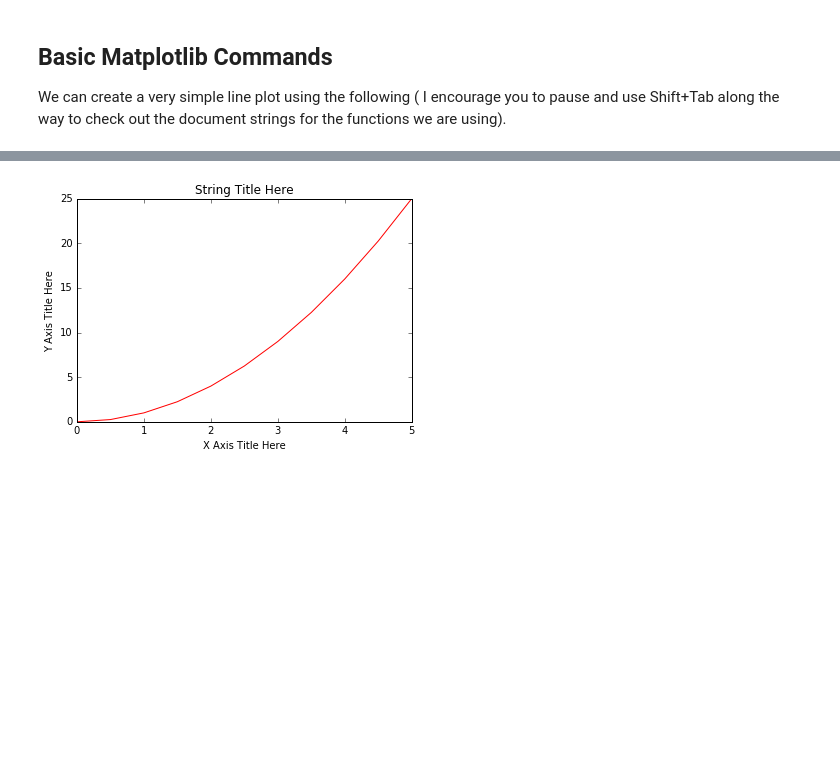
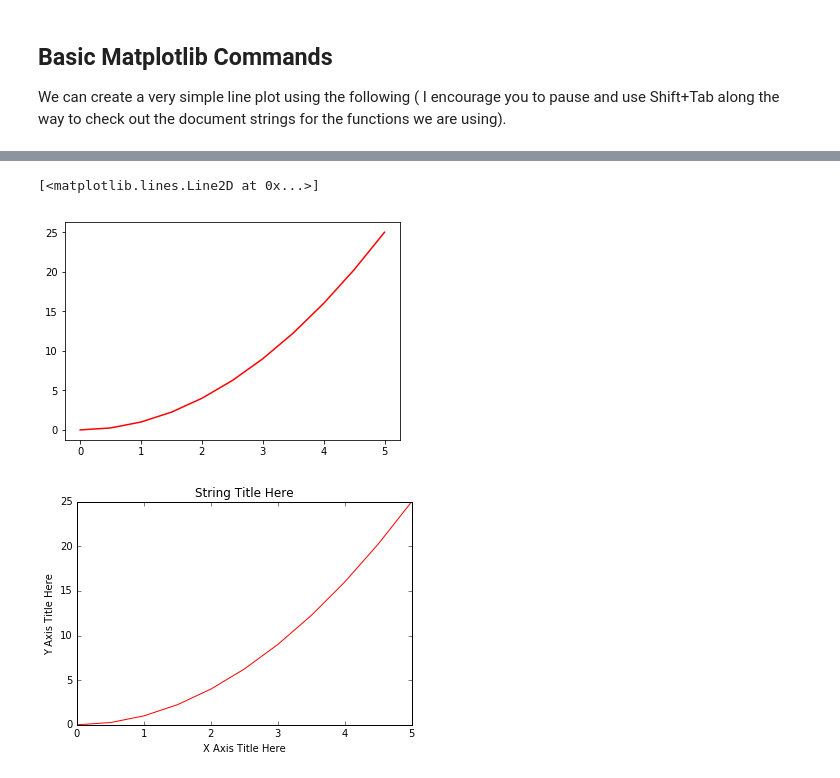
Before and after one commit to reichaves/course_pdsmlb, a Jupyter notebook: Matplotlib/Matplotlib Concepts Lecture.ipynb, the cells around one changed output, grey strips where cells are left out. Drawn from its saved outputs; the diff is of its cells as text; code cells hidden in the pictures; blank space fills up the shorter version.

```diff
--- a/Matplotlib/Matplotlib Concepts Lecture.ipynb
+++ b/Matplotlib/Matplotlib Concepts Lecture.ipynb
@@ -74,3 +79,8 @@ We can create a very simple line plot using the following ( I encourage you to p
+# %%
+plt.plot(x, y, 'r-')
+# %% [output]
+[<matplotlib.lines.Line2D at 0x...>]
+[figure, added]
 # %%
 plt.plot(x, y, 'r') # 'r' is the color red
 plt.xlabel('X Axis Title Here')
```
Also changed, not shown: parts of 50 cells of this notebook.
